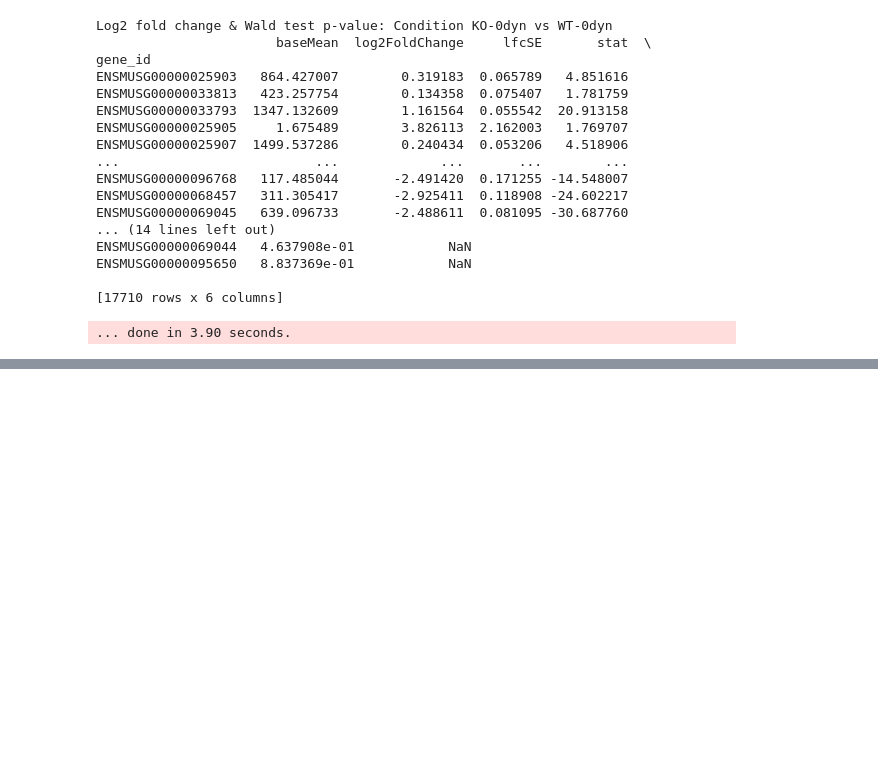
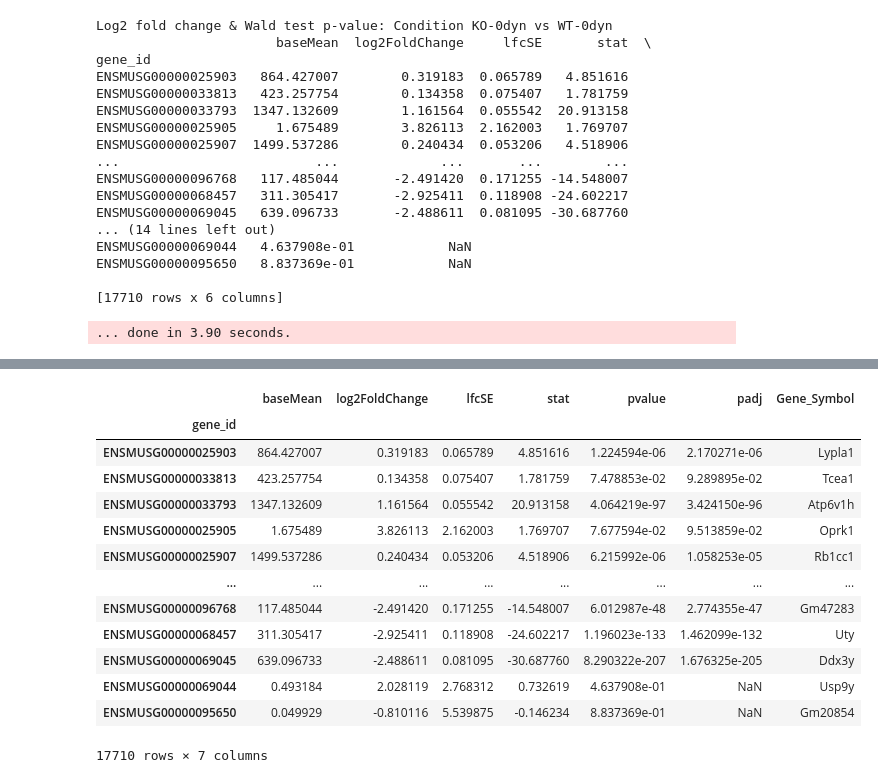
Before and after one commit to tldilan/DESeq2_Analysis_epithelialCells, a Jupyter notebook: workbook.ipynb, the cells around one changed output, grey strips where cells are left out. Cells and saved outputs as stored; diff of their text form; code cells hidden in the pictures; blank space fills up the shorter version.

Commit message:
Update to notebook with gene mapper and Gene ENSMBL ID's

```diff
--- a/workbook.ipynb
+++ b/workbook.ipynb
@@ -203,3 +204,7 @@ ENSMUSG00000095650   8.837369e-01            NaN
 
 [17710 rows x 6 columns]
 ... done in 3.90 seconds.
+# %%
+#stats
+res = stats_res.results_df
+res #Differentially expressd df
@@ -205,0 +226,24 @@ ENSMUSG00000095650   8.837369e-01            NaN
+# %%
+#mapper for ENSMBL_ID's
+mapper = id_map(species='mouse')
+# %%
+#new column with gene ENSMBL ID's
+#mapper.mapper
+res['Gene_Symbol'] =  res.index.map(mapper.mapper)
+# %%
+res
+# %% [output]
+|  | baseMean | log2FoldChange | lfcSE | stat | pvalue | padj | Gene_Symbol |
+| gene_id |  |  |  |  |  |  |  |
+| ENSMUSG00000025903 | 864.427007 | 0.319183 | 0.065789 | 4.851616 | 1.224594e-06 | 2.170271e-06 | Lypla1 |
+| ENSMUSG00000033813 | 423.257754 | 0.134358 | 0.075407 | 1.781759 | 7.478853e-02 | 9.289895e-02 | Tcea1 |
+| ENSMUSG00000033793 | 1347.132609 | 1.161564 | 0.055542 | 20.913158 | 4.064219e-97 | 3.424150e-96 | Atp6v1h |
+| ENSMUSG00000025905 | 1.675489 | 3.826113 | 2.162003 | 1.769707 | 7.677594e-02 | 9.513859e-02 | Oprk1 |
+| ENSMUSG00000025907 | 1499.537286 | 0.240434 | 0.053206 | 4.518906 | 6.215992e-06 | 1.058253e-05 | Rb1cc1 |
+| ... | ... | ... | ... | ... | ... | ... | ... |
+| ENSMUSG00000096768 | 117.485044 | -2.491420 | 0.171255 | -14.548007 | 6.012987e-48 | 2.774355e-47 | Gm47283 |
+| ENSMUSG00000068457 | 311.305417 | -2.925411 | 0.118908 | -24.602217 | 1.196023e-133 | 1.462099e-132 | Uty |
+| ENSMUSG00000069045 | 639.096733 | -2.488611 | 0.081095 | -30.687760 | 8.290322e-207 | 1.676325e-205 | Ddx3y |
+| ENSMUSG00000069044 | 0.493184 | 2.028119 | 2.768312 | 0.732619 | 4.637908e-01 | NaN | Usp9y |
+| ENSMUSG00000095650 | 0.049929 | -0.810116 | 5.539875 | -0.146234 | 8.837369e-01 | NaN | Gm20854 |
+17710 rows × 7 columns
```
Also changed, not shown: parts of 2 cells of this notebook.
